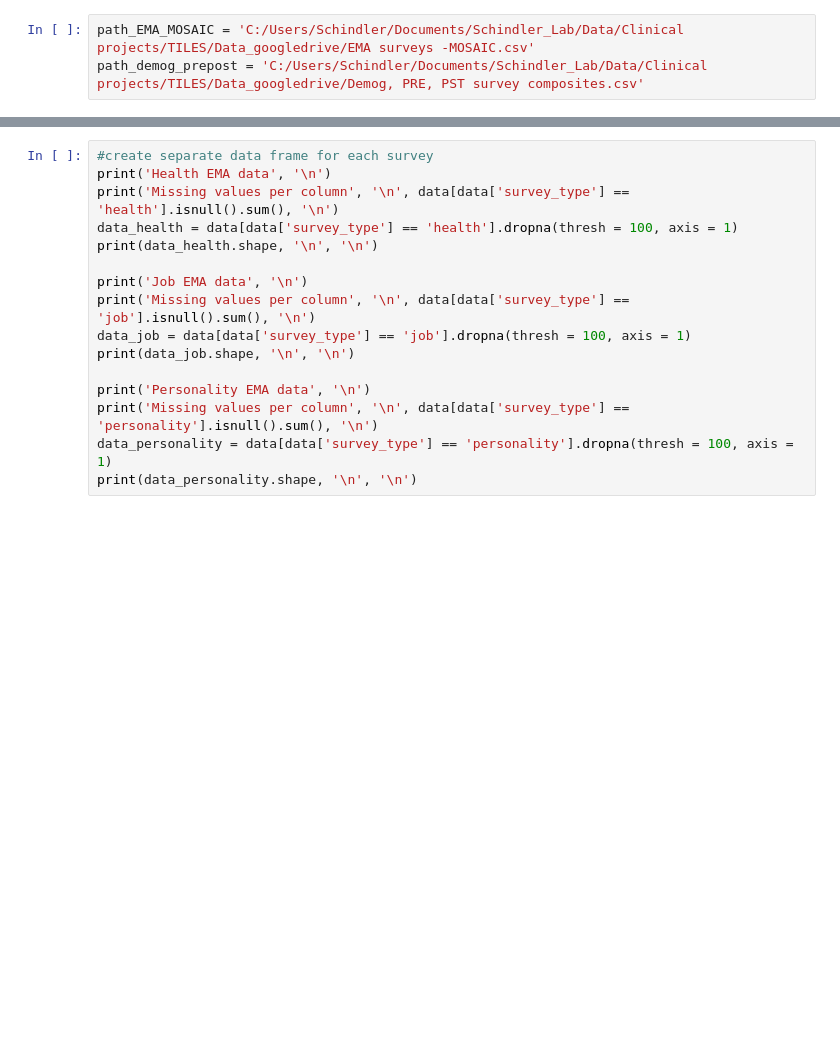
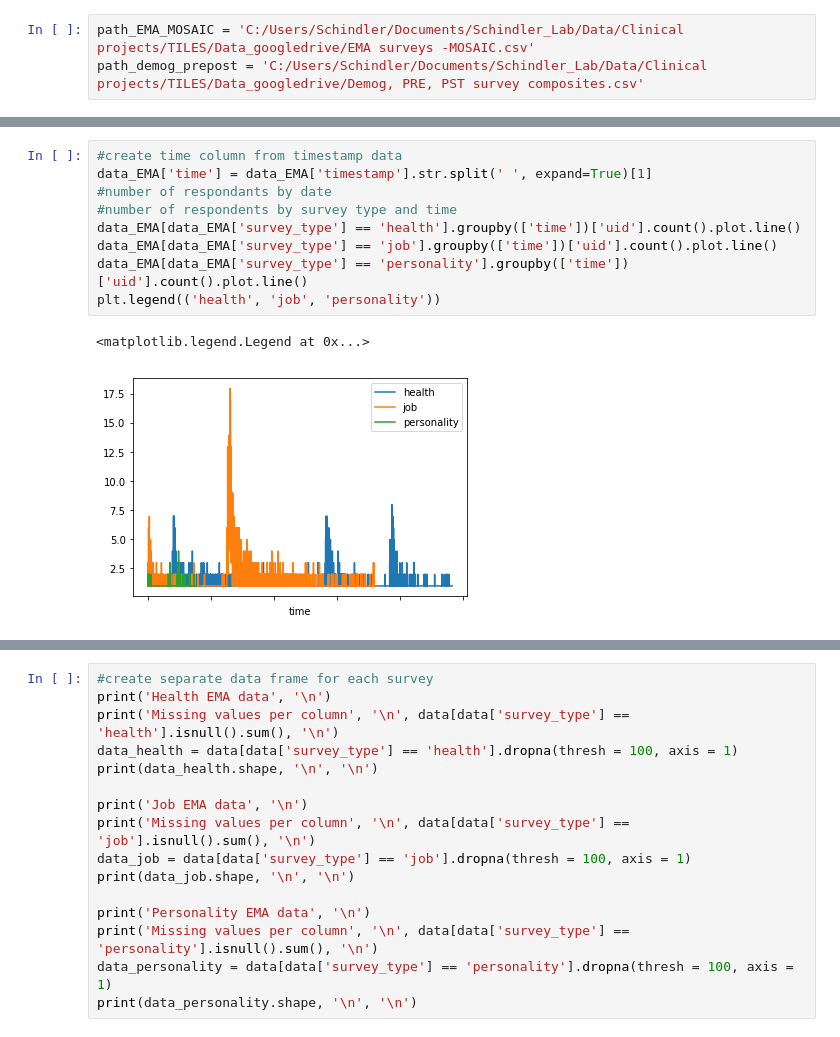
Before and after one commit to grace3999/TILES, a Jupyter notebook: TILES_MOSAIC_stress.ipynb, the cells around one changed output, grey strips where cells are left out. Drawn from its saved outputs; the diff is of its cells as text; blank space fills up the shorter version.

Commit message:
add data check nb

```diff
--- a/TILES_MOSAIC_stress.ipynb
+++ b/TILES_MOSAIC_stress.ipynb
@@ -93,3 +227,15 @@ plt.legend(('health', 'job', 'personality'))
+# %%
+#create time column from timestamp data
+data_EMA['time'] = data_EMA['timestamp'].str.split(' ', expand=True)[1]
+#number of respondants by date
+#number of respondents by survey type and time
+data_EMA[data_EMA['survey_type'] == 'health'].groupby(['time'])['uid'].count().plot.line()
+data_EMA[data_EMA['survey_type'] == 'job'].groupby(['time'])['uid'].count().plot.line()
+data_EMA[data_EMA['survey_type'] == 'personality'].groupby(['time'])['uid'].count().plot.line()
+plt.legend(('health', 'job', 'personality'))
+# %% [output]
+<matplotlib.legend.Legend at 0x...>
+[figure, added]
 # %%
 #data consists of three different EMA surveys (health, job, personality), each with different set of questions asked
 data_EMA.groupby('survey_type').count()
```
Also changed, not shown: parts of 25 cells of this notebook, 5 other files.
